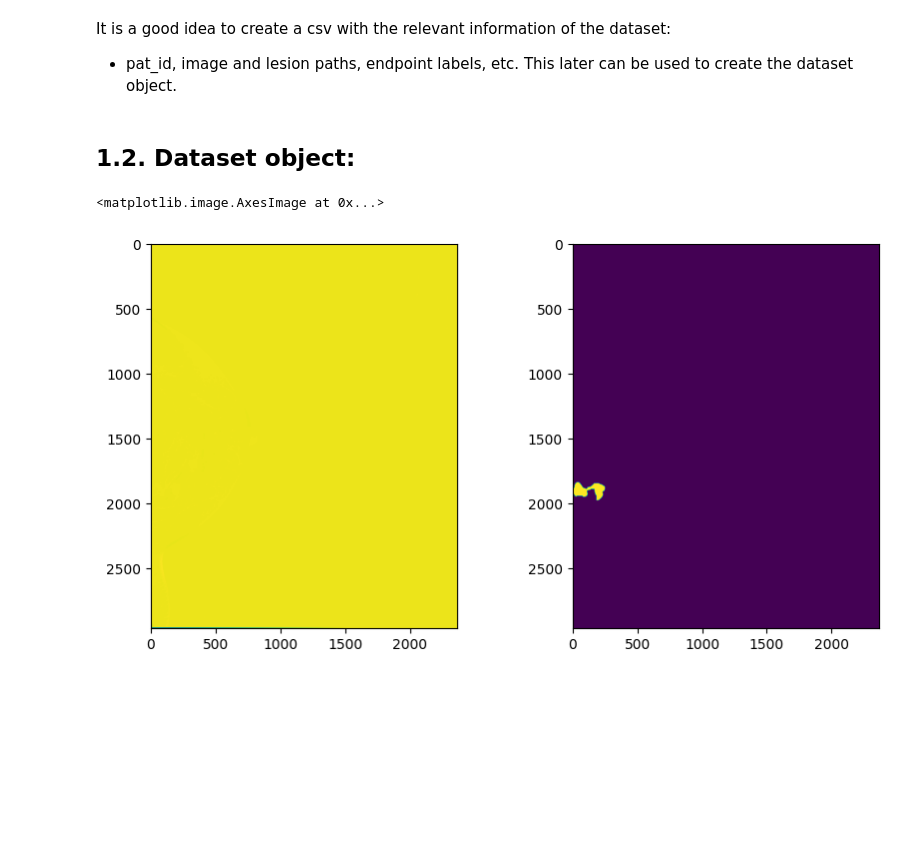
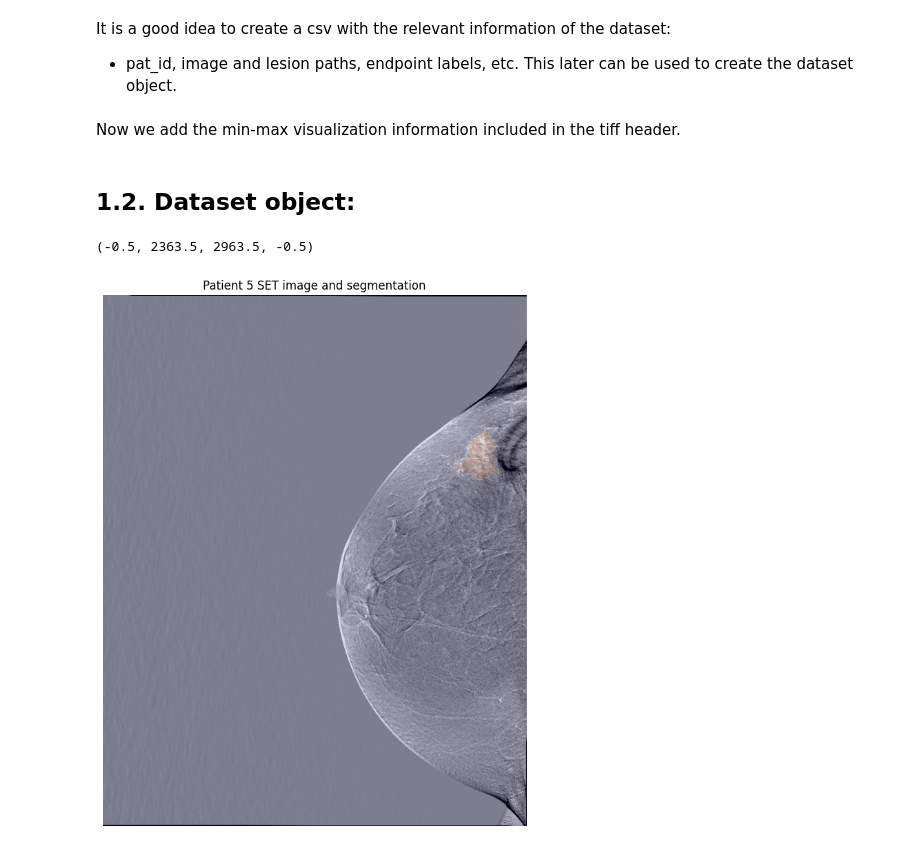
Before and after one commit to Likalto4/Added_value_feature_uncertainty, a Jupyter notebook: data_analysis/dataset_definition.ipynb, the cells around one changed output. Cells and saved outputs as stored; diff of their text form; code cells hidden in the pictures; blank space fills up the shorter version.

Commit message:
working visualization with meaningful range

```diff
--- a/data_analysis/dataset_definition.ipynb
+++ b/data_analysis/dataset_definition.ipynb
@@ -46,11 +49,22 @@ for pat_num in df.index:
     df.loc[pat_num, 'HER2'] = 1 if labels_csv.loc[pat_num, 'HER 2'] == 'POSITIVO' else 0 if labels_csv.loc[pat_num, 'HER 2'] == 'NEGATIVO' else -1
     # For KI67 1 if > 0.2, 0 if <= 0.2, -1 if INDETERMINADO
     df.loc[pat_num, 'KI67'] = 1 if float(labels_csv.loc[pat_num, 'KI67']) > 0.2 else 0 if float(labels_csv.loc[pat_num, 'KI67']) <= 0.2 else -1
+
+    # visualization window
+    im = Image.open(repo_path / im_path)
+    im_descrip = im.tag_v2[270]
+    im_descrip = im_descrip.split('\n')
+    min_visual = int(float(im_descrip[5].split('=')[1]))
+    max_visual = int(float(im_descrip[6].split('=')[1]))
+    df.loc[pat_num, 'min_visual'] = min_visual
+    df.loc[pat_num, 'max_visual'] = max_visual
 # turn all labels to int
 df[['RE', 'RP', 'HER2', 'KI67']] = df[['RE', 'RP', 'HER2', 'KI67']].astype(int)
 
 # save to csv in data
 df.to_csv(repo_path / 'data/dataset_info.csv')
+# %% [markdown]
+Now we add the min-max visualization information included in the tiff header.
 # %% [markdown]
 ## 1.2. Dataset object:
 # %%
@@ -170,15 +184,17 @@ class patient(dataset_INCan): #inherit from path_label path and seg functions
             return seg_sitk
         seg_array = sitk.GetArrayFromImage(seg_sitk)
         return seg_array
-# %%
-dataset = dataset_INCan()
-id_num = dataset.pat_num[0]
-pat = patient(id_num, dataset)
-
-# show image and segmentation
-fig, ax = plt.subplots(1,2, figsize=(10,5))
-ax[0].imshow(pat.get_im('SET'))
-ax[1].imshow(pat.get_seg('L', 1))
-# %% [output]
-<matplotlib.image.AxesImage at 0x...>
-[figure, removed]
+# %%
+dataset = dataset_INCan()
+id_num = dataset.pat_num[3]
+pat = patient(id_num, dataset)
+
+# plot image and segmentation superimposed
+plt.figure(figsize=(10,10))
+plt.imshow(pat.get_im('SET', SET_corrected=True), cmap='gray', vmax=pat.meta['max_visual'][0]-np.power(2,15), vmin=pat.meta['min_visual'][0]-np.power(2,15))
+plt.imshow(pat.get_seg('V', 1), cmap='jet', alpha=0.15)
+plt.title(f'Patient {id_num} SET image and segmentation')
+plt.axis('off')
+# %% [output]
+(-0.5, 2363.5, 2963.5, -0.5)
+[figure, added]
```
Also changed, not shown: parts of 1 cell of this notebook, 1 other file.
